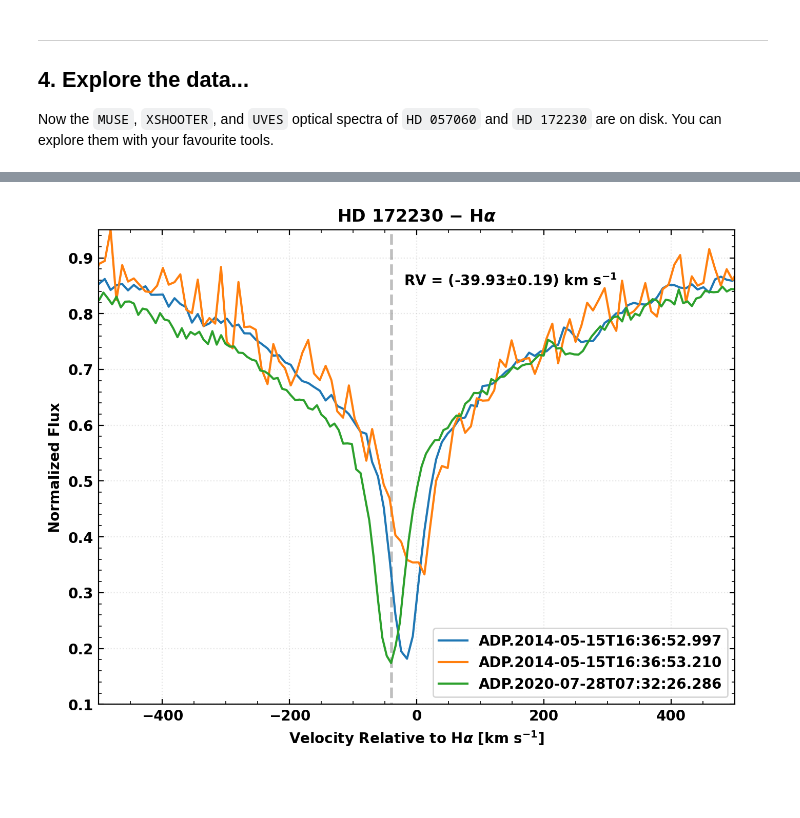
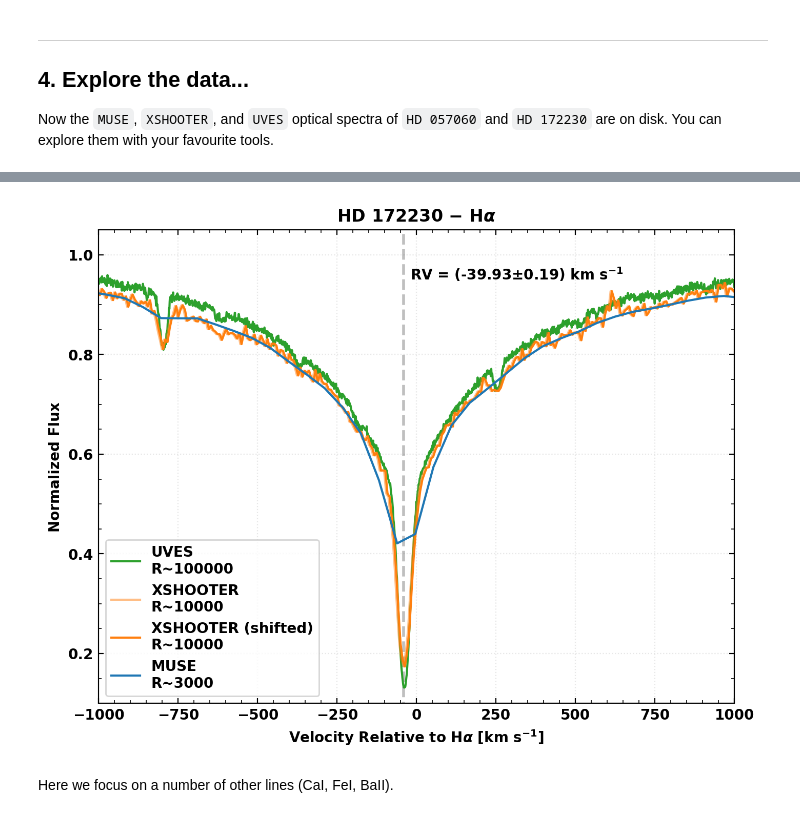
Before and after one commit to ashleythomasbarnes/ESOAsg, a Jupyter notebook: doc/notebooks/example01a_HOWTO_getDataFromRaDec.ipynb, the cells around one changed output, grey strips where cells are left out. Saved outputs shown, nothing was run; the diff lists cells and outputs as text; code cells hidden in the pictures; blank space fills up the shorter version.

```diff
--- a/doc/notebooks/example01a_HOWTO_getDataFromRaDec.ipynb
+++ b/doc/notebooks/example01a_HOWTO_getDataFromRaDec.ipynb
@@ -386,16 +414,12 @@ fig.savefig('figures/HD057060.png', format='png', bbox_inches='tight')
 
 Cross calibrate wavelength solution to the highest resolution instrument and calculate radial velocities
 # %%
-hdu_muse =      fits.open('./data/ADP.2020-02-26T15:36:25.276.fits')
-hdu_xshooter1 = fits.open('./data/ADP.2014-05-15T16:36:52.997.fits') # Older version of the dataset - Interal data product (IDP) - NODDING
-hdu_xshooter2 = fits.open('./data/ADP.2014-05-15T16:36:53.210.fits') # Older version of the dataset - Interal data product (IDP) - STARE
-hdu_xshooter3 = fits.open('./data/ADP.2020-07-28T07:32:26.286.fits') # Newest version of the dataset - External data product (EDP)
-hdu_uves =      fits.open('./data/ADP.2021-09-16T14:46:40.723.fits')
+hdu_muse =      fits.open('./data/ADP.2020-02-26T15:36:25.276.fits') # MUSE dataset
+hdu_xshooter =  fits.open('./data/ADP.2020-07-28T07:32:26.286.fits') # XSHOOTER dataset
+hdu_uves =      fits.open('./data/ADP.2021-09-16T14:46:40.723.fits') # UVES dataset
 # %%
 spec_muse_wave, spec_muse_flux, spec_muse_fluxerr = extract_spectrum(hdu_muse, 'MUSE', verbose=False)
-spec_xshooter1_wave, spec_xshooter1_flux, spec_xshooter1_fluxerr = extract_spectrum(hdu_xshooter1, 'XSHOOTER', verbose=False, check_bary=True)
-spec_xshooter2_wave, spec_xshooter2_flux, spec_xshooter2_fluxerr = extract_spectrum(hdu_xshooter2, 'XSHOOTER', verbose=False, check_bary=True)
-spec_xshooter3_wave, spec_xshooter3_flux, spec_xshooter3_fluxerr = extract_spectrum(hdu_xshooter3, 'XSHOOTER', verbose=False, check_bary=True)
+spec_xshooter_wave, spec_xshooter_flux, spec_xshooter_fluxerr = extract_spectrum(hdu_xshooter, 'XSHOOTER', verbose=False, check_bary=True)
 spec_uves_wave, spec_uves_flux, spec_uves_fluxerr = extract_spectrum(hdu_uves, 'UVES', verbose=False)
 # %% [output]
 SPECSYS for MUSE: BARYCENT
@@ -436,10 +456,7 @@ def continuum_subtraction(wave, flux, wl_left_min=6423, wl_left_max=6428, wl_rig
     return flux_normalized
 
 spec_muse_flux_normalized = continuum_subtraction(spec_muse_wave, spec_muse_flux)
-spec_xshooter1_flux_normalized = continuum_subtraction(spec_xshooter1_wave, spec_xshooter1_flux)
-spec_xshooter1_flux_normalized = continuum_subtraction(spec_xshooter1_wave, spec_xshooter1_flux)
-spec_xshooter2_flux_normalized = continuum_subtraction(spec_xshooter2_wave, spec_xshooter2_flux)
-spec_xshooter3_flux_normalized = continuum_subtraction(spec_xshooter3_wave, spec_xshooter3_flux)
+spec_xshooter_flux_normalized = continuum_subtraction(spec_xshooter_wave, spec_xshooter_flux)
 spec_uves_flux_normalized = continuum_subtraction(spec_uves_wave, spec_uves_flux)
 
 spec_muse_fluxerr_normalized = spec_muse_flux_normalized * (spec_muse_fluxerr / spec_muse_flux)
@@ -458,7 +475,5 @@ def calculate_velocity(wavelength, reference_wavelength=6562.793):
     return (wavelength / reference_wavelength - 1) * const.c.to('km/s').value
 
 spec_uves_vel = calculate_velocity(spec_uves_wave)
-spec_xshooter1_vel = calculate_velocity(spec_xshooter1_wave)
-spec_xshooter2_vel = calculate_velocity(spec_xshooter2_wave)
-spec_xshooter3_vel = calculate_velocity(spec_xshooter3_wave)
+spec_xshooter_vel = calculate_velocity(spec_xshooter_wave)
 spec_muse_vel = calculate_velocity(spec_muse_wave)
@@ -467,26 +486,30 @@ Check for differnces between the internal (IDP) and external (EDP) data products
 # %%
 # Plot re-normalized spectra
 fig = plt.figure(figsize=(8, 6))
 ax = fig.add_subplot(111)
 
 radial_velocity = -39.93 # km/s
 ax.plot([radial_velocity]*2, [-1,2], c='k', ls='--', lw=2, alpha=0.25)
 
-ax.plot(spec_xshooter1_vel, spec_xshooter1_flux_normalized, c='C0', label='ADP.2014-05-15T16:36:52.997')
-ax.plot(spec_xshooter2_vel, spec_xshooter2_flux_normalized, c='C1', label='ADP.2014-05-15T16:36:53.210')
-ax.plot(spec_xshooter3_vel, spec_xshooter3_flux_normalized, c='C2', label='ADP.2020-07-28T07:32:26.286')
+ax.plot(spec_uves_vel, spec_uves_flux_normalized, label=r'UVES' + '\n' + 'R~100000', c='C2')
+ax.plot(spec_xshooter_vel, spec_xshooter_flux_normalized, label=r'XSHOOTER' + '\n' + 'R~10000', c='C1', alpha=0.5)
+shift = 4
+ax.plot(spec_xshooter_vel+shift, spec_xshooter_flux_normalized, label=r'XSHOOTER (shifted)' + '\n' + 'R~10000', c='C1')
+ax.plot(spec_muse_vel, spec_muse_flux_normalized, label=r'MUSE' + '\n' + 'R~3000', c='C0')
 
-ax.set_xlim(-500., 500.)
-ax.set_ylim(0.1, 0.95)
-ax.text(radial_velocity+20, 0.85, r'RV = (-39.93$\pm$0.19) km s$^{-1}$', horizontalalignment='left')
+ax.set_xlim(-1000., 1000.)
+ax.set_ylim(0.1, 1.05)
+ax.text(radial_velocity+20, 0.95, r'RV = (-39.93$\pm$0.19) km s$^{-1}$', horizontalalignment='left')
 ax.set_xlabel(r'Velocity Relative to H$\alpha$ [km s$^{-1}$]')
 ax.set_ylabel(r'Normalized Flux')
 ax.set_title(r'HD 172230 $-$ H$\alpha$')
 
-ax.legend(loc='lower right')
+ax.legend(loc='lower left')
 ax.grid(True, ls=':', alpha=0.3)
 
-fig.savefig('./figures/HD172230_6562_xshooteronly.png', format='png', bbox_inches='tight')
+fig.savefig('./figures/HD172230_6562.png', format='png', bbox_inches='tight')
 # %% [output]
-[figure, old version]
+[figure, new version]
+# %% [markdown]
+Here we focus on a number of other lines (CaI, FeI, BaII).
 # %%
```
Also changed, not shown: parts of 25 cells of this notebook, 5 other files.
